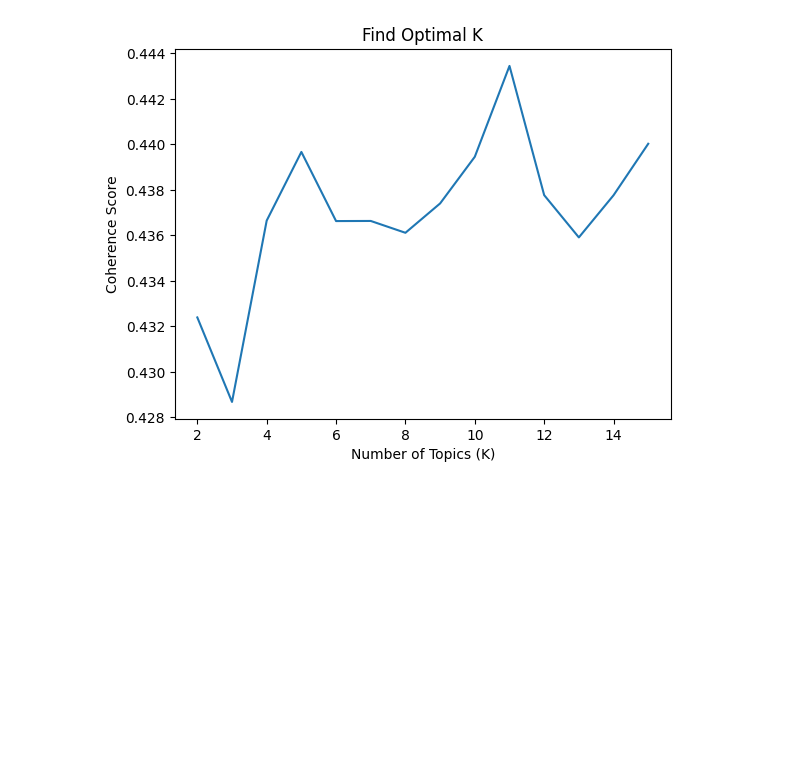
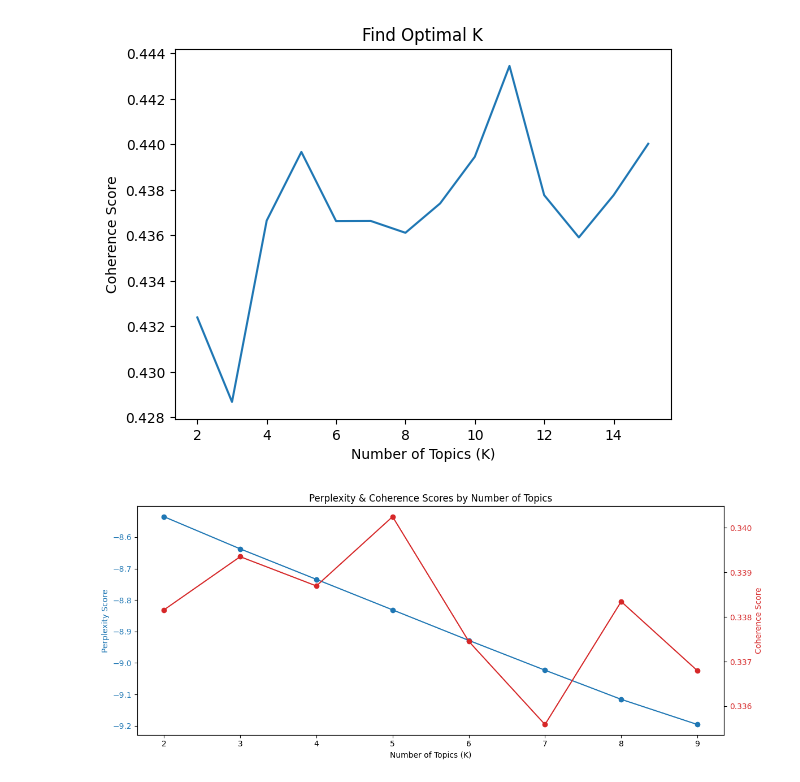
Before and after one commit to silverkkang/LG-DXSCHOOL, a Jupyter notebook: DCX/Day2_Customer_Behavior_Analysis/dcx_gemini2.ipynb, the cells around one changed output. Drawn from its saved outputs; the diff is of its cells as text; code cells hidden in the pictures; blank space fills up the shorter version.

```diff
--- a/DCX/Day2_Customer_Behavior_Analysis/dcx_gemini2.ipynb
+++ b/DCX/Day2_Customer_Behavior_Analysis/dcx_gemini2.ipynb
@@ -111,3 +111,103 @@ find_optimal_k(corpus, dictionary, all_documents)
 토픽 개수(K)=14, Coherence 점수: 0.4378
 토픽 개수(K)=15, Coherence 점수: 0.4400
 [figure]
+# %%
+import pandas as pd
+import pickle
+import gensim
+from gensim import corpora
+from gensim.models import CoherenceModel
+from tqdm import tqdm
+import matplotlib.pyplot as plt
+import numpy as np
+import pyLDAvis
+import pyLDAvis.gensim_models as gensimvis
+import warnings
+warnings.filterwarnings('ignore')
+
+# 1. 데이터 로딩 및 필터링 (기존과 동일)
+with open('clustering_result_project.pkl', 'rb') as f:
+    df = pickle.load(f)
+
+df_cluster1 = df[df['cluster'] == 1].copy() # .copy()를 추가하여 SettingWithCopyWarning 방지
+
+# 2. 토픽 모델링을 위한 데이터 준비 (기존과 동일)
+all_documents = list(df_cluster1['review_words'])
+dictionary = corpora.Dictionary(all_documents)
+corpus = [dictionary.doc2bow(doc) for doc in all_documents]
+
+# 3. 최적의 토픽 개수(K) 찾기 (Perplexity, Coherence 동시 계산으로 효율화)
+perplexity_values = []
+coherence_values = []
+k_range = range(2, 10)
+
+for i in tqdm(k_range):
+    ldamodel = gensim.models.ldamodel.LdaModel(corpus, num_topics=i, id2word=dictionary, random_state=42)
+
+    # Perplexity 계산
+    perplexity_v = ldamodel.log_perplexity(corpus)
+    perplexity_values.append(perplexity_v)
+
+    # Coherence 계산
+    coherence_model = CoherenceModel(model=ldamodel, texts=all_documents, dictionary=dictionary, topn=10)
+    coherence_v = coherence_model.get_coherence()
+    coherence_values.append(coherence_v)
+
+# 4. 최적 K 찾기 위한 그래프 시각화 (두 그래프를 한번에 그려 비교하기 용이)
+fig, ax1 = plt.subplots(figsize=(12, 5))
+
+# Perplexity 그래프
+ax1.set_xlabel('Number of Topics (K)')
+ax1.set_ylabel('Perplexity Score', color='tab:blue')
+ax1.plot(k_range, perplexity_values, color='tab:blue', marker='o', label='Perplexity')
+ax1.tick_params(axis='y', labelcolor='tab:blue')
+
+# Coherence 그래프 (Y축 공유)
+ax2 = ax1.twinx()
+ax2.set_ylabel('Coherence Score', color='tab:red')
+ax2.plot(k_range, coherence_values, color='tab:red', marker='o', label='Coherence')
+ax2.tick_params(axis='y', labelcolor='tab:red')
+
+plt.title('Perplexity & Coherence Scores by Number of Topics')
+fig.tight_layout()
+plt.show()
+
+# 5. 그래프를 보고 최적의 K값으로 최종 모델 생성
+# <<<<<<<<<<<<<<<<<<<<<<<<<<<<<<<<<<<<<<<<<<<<<<<<<<<<<<<<<<<<<<<<<<<<<<<<<<<<
+# 중요: 위 그래프를 보고 Coherence가 가장 높고, Perplexity가 급격히 낮아지는 지점의 K값을 선택하세요.
+OPTIMAL_K = 4 # 예시로 4를 선택. 실제 그래프를 보고 이 값을 직접 수정해야 합니다.
+# <<<<<<<<<<<<<<<<<<<<<<<<<<<<<<<<<<<<<<<<<<<<<<<<<<<<<<<<<<<<<<<<<<<<<<<<<<<<
+
+print(f"\n최종 선택된 토픽 개수(K): {OPTIMAL_K}")
+final_ldamodel = gensim.models.ldamodel.LdaModel(corpus,
+                                                 num_topics=OPTIMAL_K,
+                                                 id2word=dictionary,
+                                                 passes=20,
+                                                 iterations=100, # 반복 횟수 증가로 품질 향상
+                                                 random_state=42)
+
+# 6. 각 문서에 대한 토픽 할당 (List Comprehension으로 간결화)
+doc_topics = final_ldamodel.get_document_topics(corpus)
+dominant_topics = [sorted(doc, key=lambda x: x[1], reverse=True)[0][0] for doc in tqdm(doc_topics)]
+df_cluster1['action_cluster'] = dominant_topics
+
+# 7. pyLDAvis 시각화 및 저장 (파일명 수정)
+prepared_data = gensimvis.prepare(final_ldamodel, corpus, dictionary)
+pyLDAvis.save_html(prepared_data, f'ldavis_cluster1_k{OPTIMAL_K}.html')
+# pyLDAvis.display(prepared_data) # 주피터 노트북에서 바로 보려면 이 코드 사용
+
+# 8. 최종 결과물 정리 및 저장
+# 토픽 ID를 0,1,2... 에서 1,2,3... 으로 변경 (for문 대신 .map() 사용)
+topic_mapping = {i: i + 1 for i in range(OPTIMAL_K)}
+df_cluster1['action_cluster'] = df_cluster1['action_cluster'].map(topic_mapping)
+
+final_df = df_cluster1[['review', 're_review', 'review_words', 'action_cluster']]
+final_df.to_csv(f'cluster_project_1_k{OPTIMAL_K}.csv', encoding='utf-8-sig', index=False)
+
+with open(f'Cluster1_k{OPTIMAL_K}.pkl', 'wb') as f:
+    pickle.dump(final_df, f)
+
+print("\n분석 완료! 결과 파일이 저장되었습니다.")
+print(final_df['action_cluster'].value_counts().sort_index())
+# %% [output]
+[figure, added]
```
Also changed, not shown: parts of 6 cells of this notebook, 19 other files.
